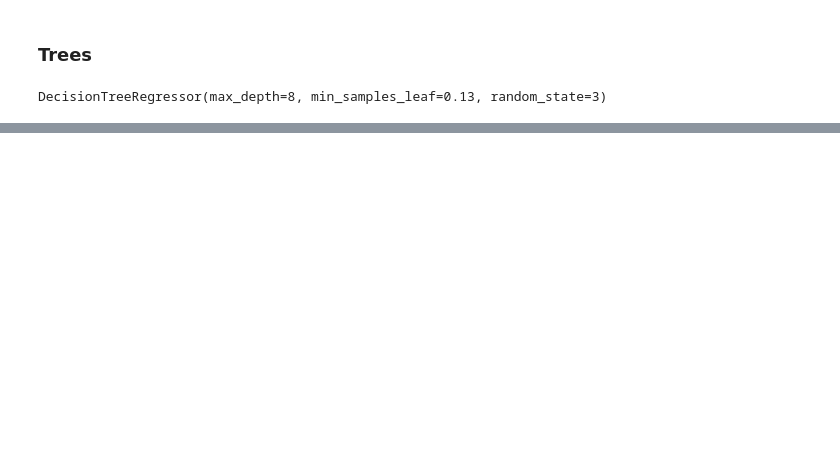
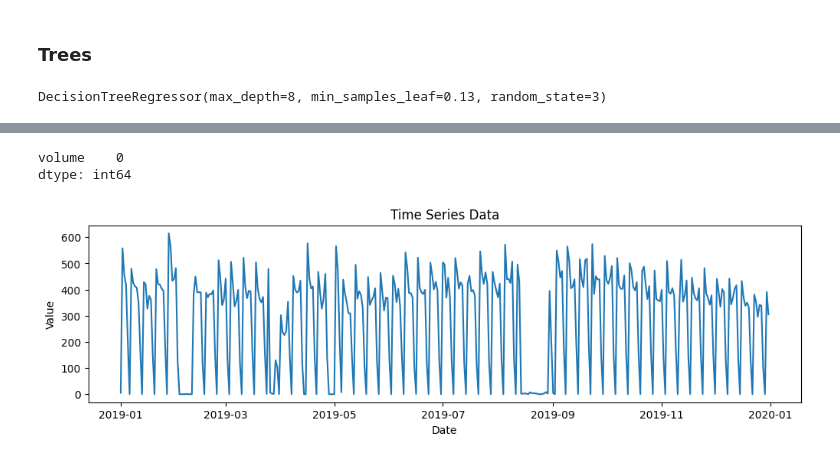
Before and after one commit to vuxminhan/Medical-facility-visit-predictor, a Jupyter notebook: notebook/model_training.ipynb, the cells around one changed output, grey strips where cells are left out. Saved outputs shown, nothing was run; the diff lists cells and outputs as text; code cells hidden in the pictures; blank space fills up the shorter version.

```diff
--- a/notebook/model_training.ipynb
+++ b/notebook/model_training.ipynb
@@ -342,0 +339,3 @@ print(r2_score(y_test, y2))
+# %%
+sarima_df = pd.read_csv('final_data.csv')
+sarima_df.head(5)
@@ -342,0 +349,3 @@ print(r2_score(y_test, y2))
+# %%
+sarima_df['date'] = pd.to_datetime(sarima_df['date'])
+sarima_df.info()
@@ -342,0 +363,4 @@ print(r2_score(y_test, y2))
+# %%
+sarima_df = sarima_df[['date', 'volume']].set_index('date')
+sarima_df = sarima_df.asfreq('D')
+sarima_df.head()
@@ -342,0 +375,15 @@ print(r2_score(y_test, y2))
+# %%
+sarima_df.fillna(0, inplace=True)
+sarima_df.isna().sum()
+# %% [output]
+volume    0
+dtype: int64
+# %%
+plt.figure(figsize=(12, 3))
+plt.plot(sarima_df)
+plt.xlabel('Date')
+plt.ylabel('Value')
+plt.title('Time Series Data')
+plt.show()
+# %% [output]
+[figure, added]
```
Also changed, not shown: parts of 34 cells of this notebook, 7 other files.
